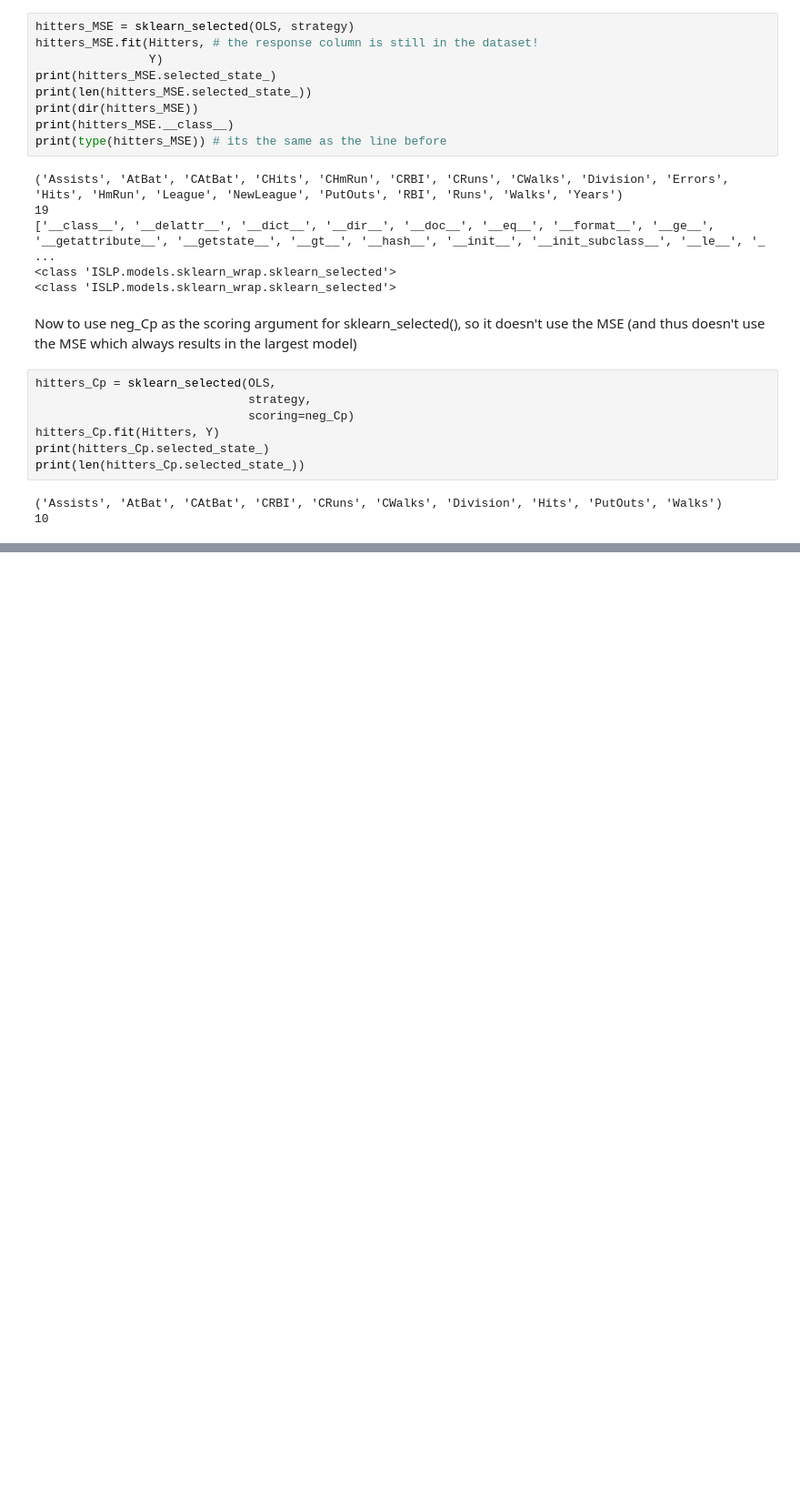
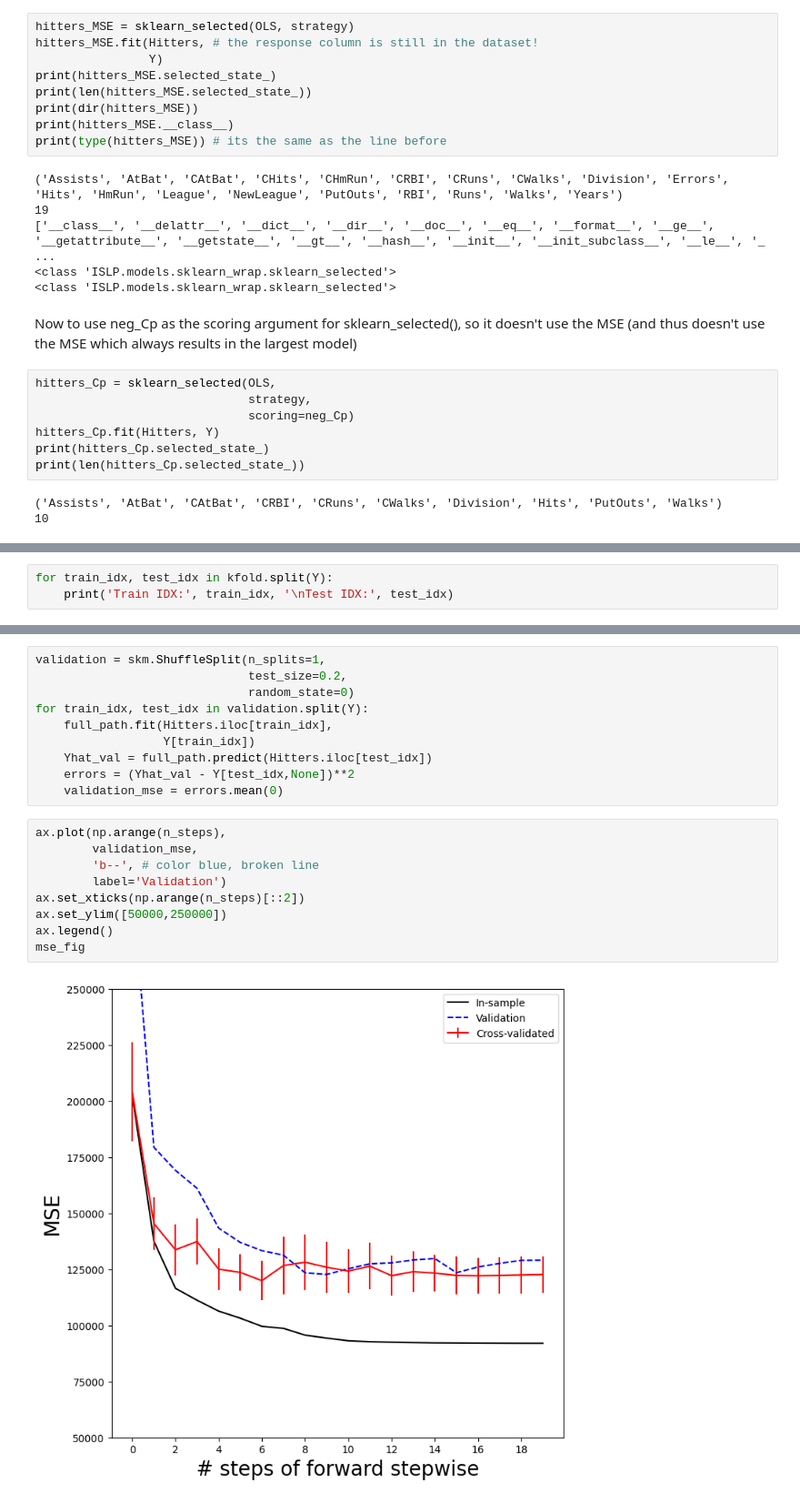
Before and after one commit to Wandvieh/StatisticalLearning, a Jupyter notebook: Ch06-myLab.ipynb, the cells around one changed output, grey strips where cells are left out. Shown at 91% size. Saved outputs shown, nothing was run; the diff lists cells and outputs as text; blank space fills up the shorter version.

```diff
--- a/Ch06-myLab.ipynb
+++ b/Ch06-myLab.ipynb
@@ -105,0 +166,3 @@ Now we use fixed_steps instead of first_peak. I don't know exactly what the diff
+# %%
+for train_idx, test_idx in kfold.split(Y):
+    print('Train IDX:', train_idx, '\nTest IDX:', test_idx)
@@ -105,0 +200,21 @@ Now we use fixed_steps instead of first_peak. I don't know exactly what the diff
+# %%
+validation = skm.ShuffleSplit(n_splits=1,
+                              test_size=0.2,
+                              random_state=0)
+for train_idx, test_idx in validation.split(Y):
+    full_path.fit(Hitters.iloc[train_idx],
+                  Y[train_idx])
+    Yhat_val = full_path.predict(Hitters.iloc[test_idx])
+    errors = (Yhat_val - Y[test_idx,None])**2
+    validation_mse = errors.mean(0)
+# %%
+ax.plot(np.arange(n_steps),
+        validation_mse,
+        'b--', # color blue, broken line
+        label='Validation')
+ax.set_xticks(np.arange(n_steps)[::2])
+ax.set_ylim([50000,250000])
+ax.legend()
+mse_fig
+# %% [output]
+[figure, added]
```
Also changed, not shown: parts of 14 cells of this notebook.
